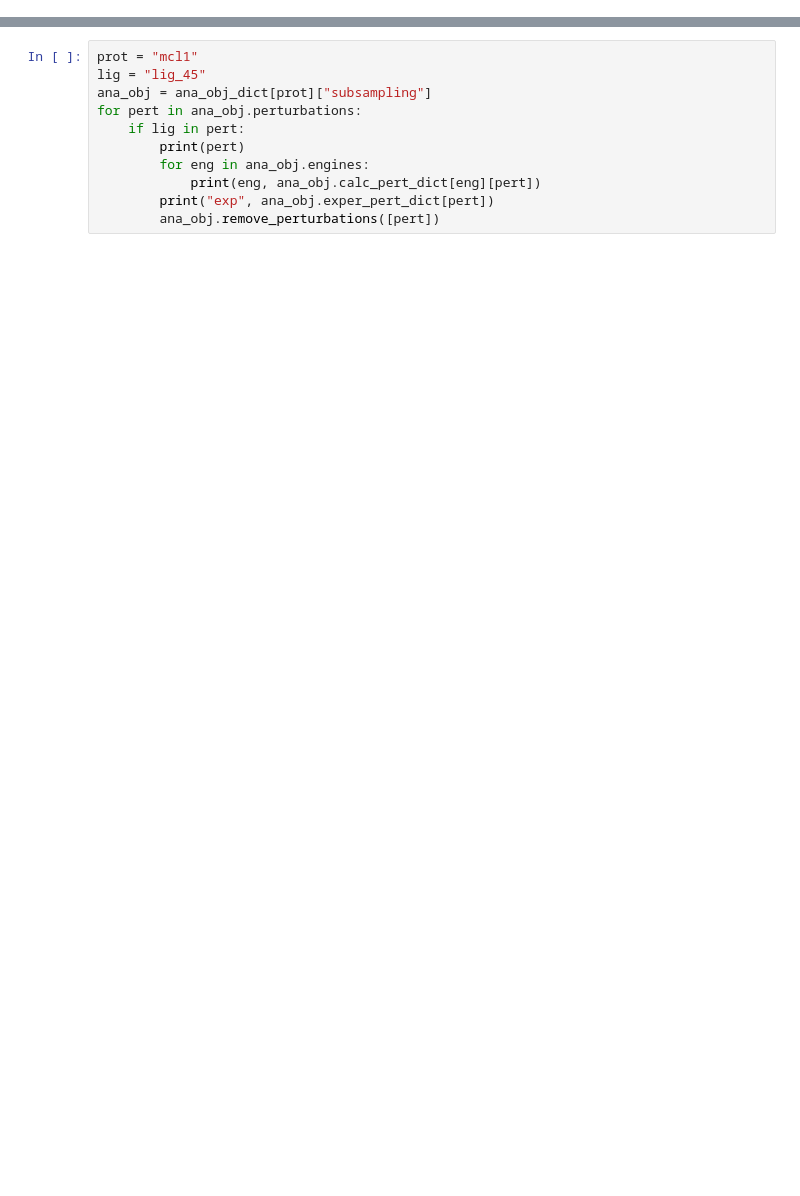
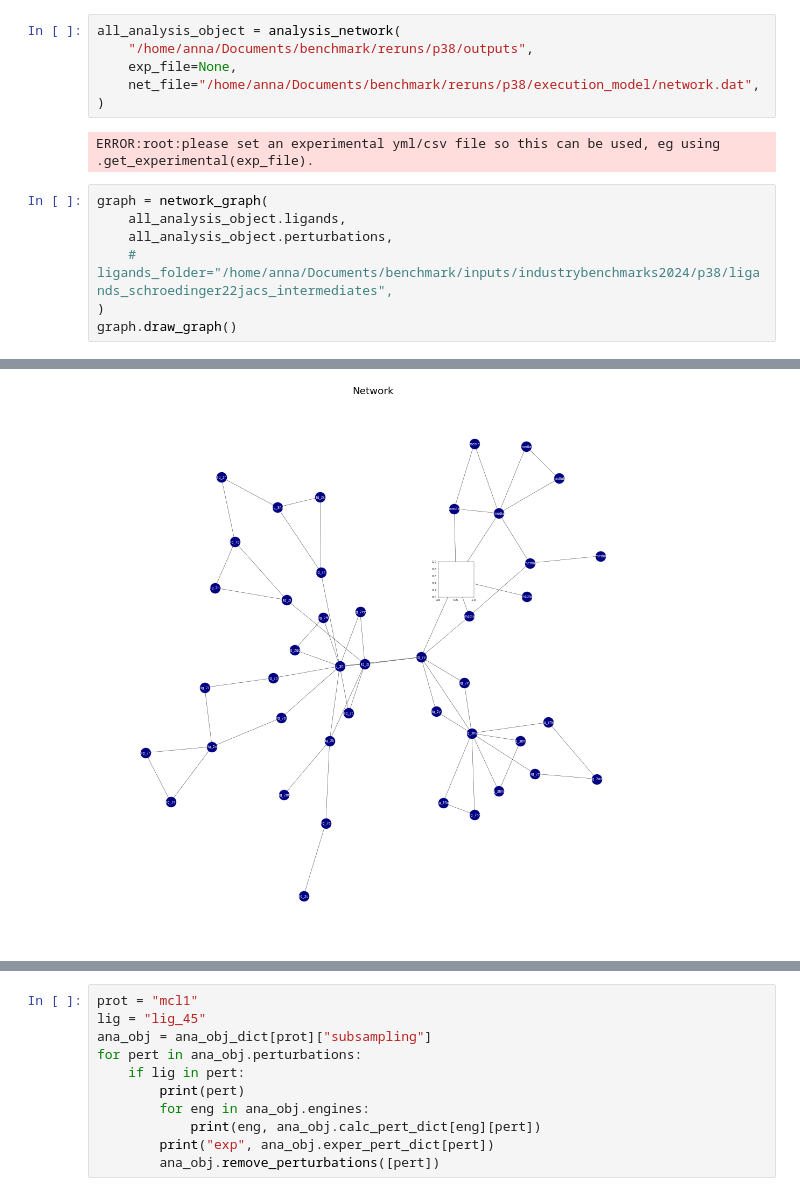
Before and after one commit to annamherz/pipeline, a Jupyter notebook: other_scripts/analysis/literature_results.ipynb, the cells around one changed output, grey strips where cells are left out. Drawn from its saved outputs; the diff is of its cells as text; blank space fills up the shorter version.

```diff
--- a/other_scripts/analysis/literature_results.ipynb
+++ b/other_scripts/analysis/literature_results.ipynb
@@ -28,0 +45,16 @@ print(BSS.__file__)
+# %%
+all_analysis_object = analysis_network(
+    "/home/anna/Documents/benchmark/reruns/p38/outputs",
+    exp_file=None,
+    net_file="/home/anna/Documents/benchmark/reruns/p38/execution_model/network.dat",
+)
+# %% [output]
+ERROR:root:please set an experimental yml/csv file so this can be used, eg using .get_experimental(exp_file).
+# %%
+graph = network_graph(
+    all_analysis_object.ligands,
+    all_analysis_object.perturbations,
+    # ligands_folder="/home/anna/Documents/benchmark/inputs/industrybenchmarks2024/p38/ligands_schroedinger22jacs_intermediates",
+)
+graph.draw_graph()
+# %% [output]
@@ -29,3 +78,4 @@ print(BSS.__file__)
+[figure, added]
 # %%
 def write_perts_file(
     val_dict,
```
Also changed, not shown: parts of 27 cells of this notebook, 18 other files.
